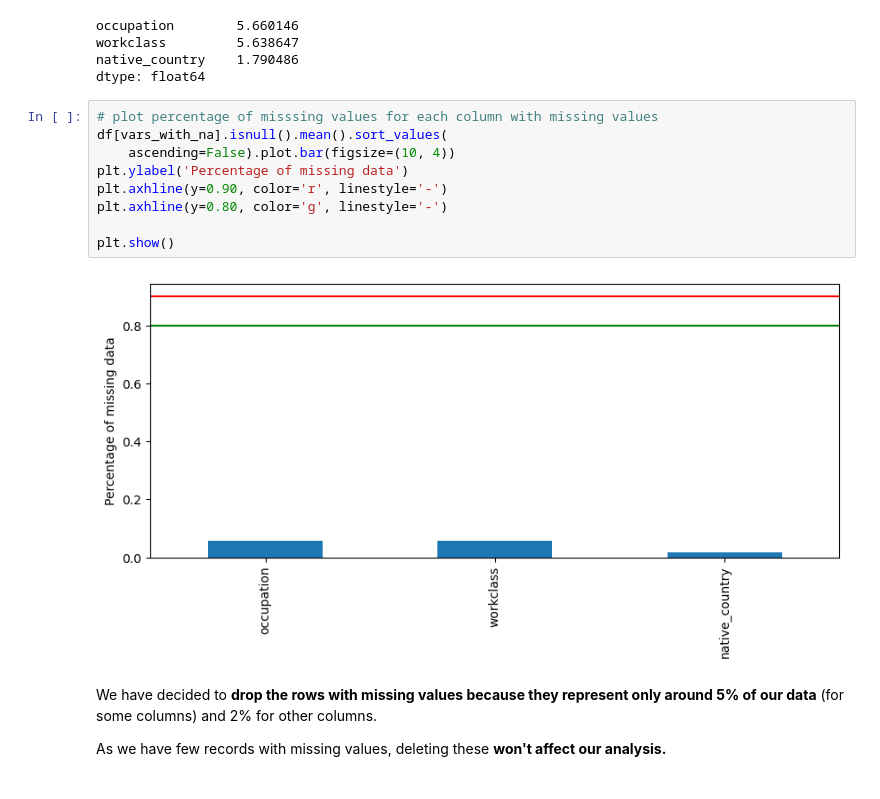
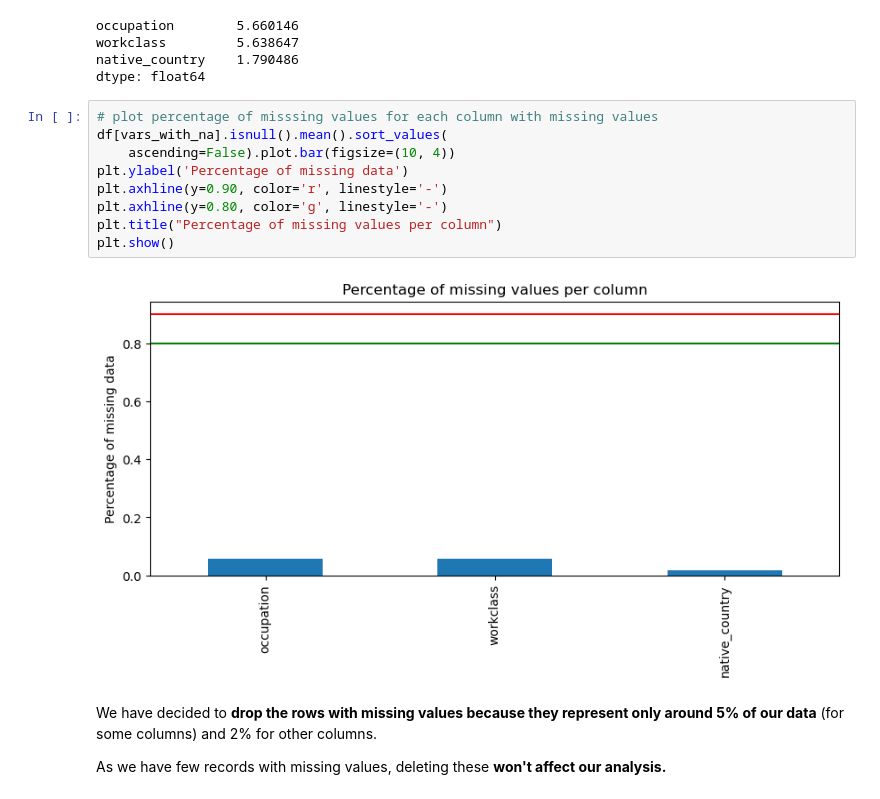
Before and after one commit to ErnieSumoso/data-analysis, a Jupyter notebook: 12-Salary-income-variables-EDA.ipynb, the cells around one changed output. Drawn from its saved outputs; the diff is of its cells as text.

```diff
--- a/12-Salary-income-variables-exploration.ipynb
+++ b/12-Salary-income-variables-EDA.ipynb
@@ -226,14 +226,14 @@ dtype: float64
 # %%
 # plot percentage of misssing values for each column with missing values
 df[vars_with_na].isnull().mean().sort_values(
     ascending=False).plot.bar(figsize=(10, 4))
 plt.ylabel('Percentage of missing data')
 plt.axhline(y=0.90, color='r', linestyle='-')
 plt.axhline(y=0.80, color='g', linestyle='-')
-
+plt.title("Percentage of missing values per column")
 plt.show()
 # %% [output]
-[figure, old version]
+[figure, new version]
 # %% [markdown]
 We have decided to __drop the rows with missing values because they represent only around 5% of our data__ (for some columns) and 2% for other columns.
 
```
Also changed, not shown: parts of 20 cells of this notebook.
